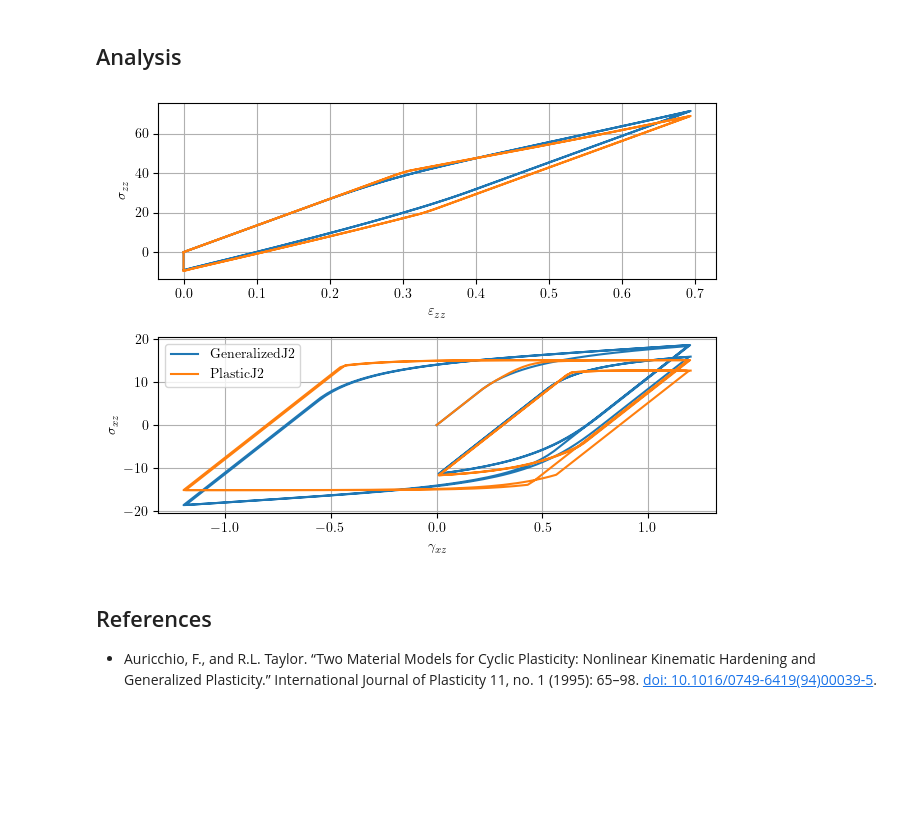
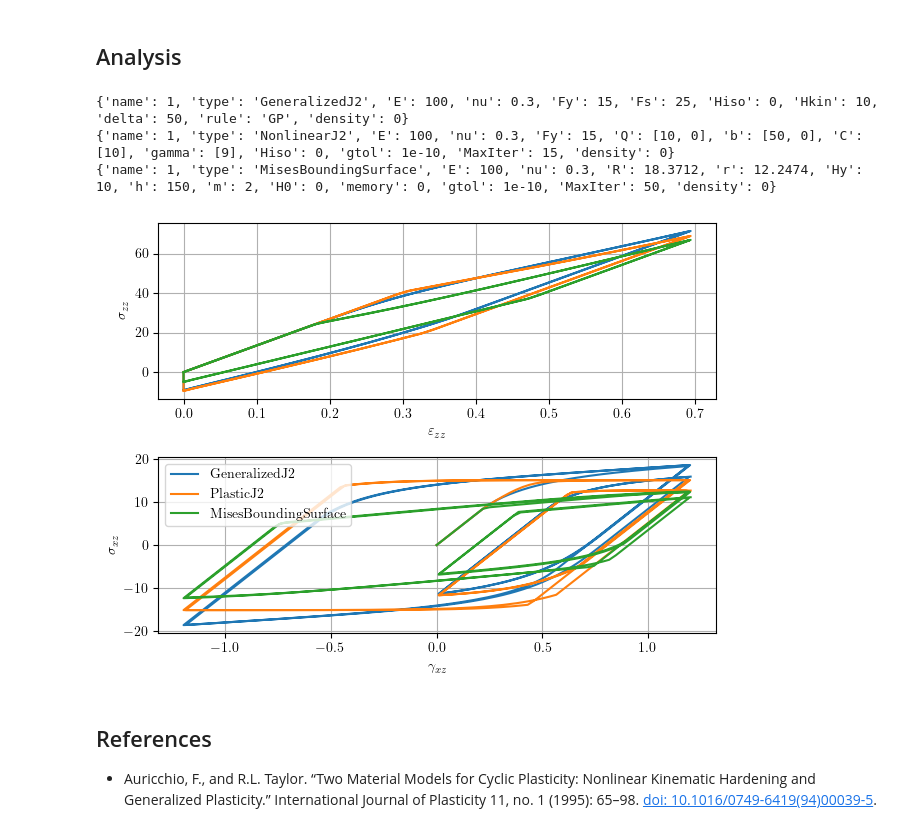
Before and after one commit to peer-open-source/xara-docs, a Jupyter notebook: gallery2/material/material-2002.ipynb, the cells around one changed output. Cells and saved outputs as stored; diff of their text form; code cells hidden in the pictures; blank space fills up the shorter version.

```diff
--- a/gallery2/material/material-2002.ipynb
+++ b/gallery2/material/material-2002.ipynb
@@ -51,7 +66,6 @@ times = np.linspace(0, max(np.max(t_s), np.max(t_a)), nstep)
 gamma_xz = np.interp(times, t_s, g_s)
 eps_zz   = np.interp(times, t_a, e_a)
 # %%
-
 def test_erasure(mat):
     tau, sig, gam, eps = [], [], [], []
 
@@ -59,7 +73,11 @@ def test_erasure(mat):
     with mat as tmp:
         for i in range(nstep):
             strain = (0.0, 0.0, eps_zz[i], 0.0, gamma_xz[i], 0.0)
-            stress = tmp.getStress(strain, commit=True)
+            try:
+                stress = tmp.getStress(strain, commit=True)
+            except:
+                print(f"Error at step {i}: strain={strain}")
+                break
 
             sig.append(stress[2])
             tau.append(stress[4])
@@ -68,28 +86,29 @@ def test_erasure(mat):
 
     return tau, sig, gam, eps
 # %%
-
-
 import matplotlib.pyplot as plt
 fig, ax = plt.subplots(2, 1)
 
-for material in materials:
-
+for material in materials.values():
+    print(material.asdict())
     tau, sig, gam, eps = test_erasure(material)
     ax[0].plot(eps, sig)
     ax[1].plot(gam, tau, label=material.type)
 
 
 ax[1].set_ylabel(r'$\sigma_{xz}$')
 ax[1].set_xlabel(r'$\gamma_{xz}$')
 ax[0].set_ylabel(r'$\sigma_{zz}$')
 ax[0].set_xlabel(r'$\varepsilon_{zz}$')
 ax[1].legend()
 ax[0].grid(True)
 ax[1].grid(True)
 plt.tight_layout()
 # %% [output]
+{'name': 1, 'type': 'GeneralizedJ2', 'E': 100, 'nu': 0.3, 'Fy': 15, 'Fs': 25, 'Hiso': 0, 'Hkin': 10, 'delta': 50, 'rule': 'GP', 'density': 0}
+{'name': 1, 'type': 'NonlinearJ2', 'E': 100, 'nu': 0.3, 'Fy': 15, 'Q': [10, 0], 'b': [50, 0], 'C': [10], 'gamma': [9], 'Hiso': 0, 'gtol': 1e-10, 'MaxIter': 15, 'density': 0}
+{'name': 1, 'type': 'MisesBoundingSurface', 'E': 100, 'nu': 0.3, 'R': 18.3712, 'r': 12.2474, 'Hy': 10, 'h': 150, 'm': 2, 'H0': 0, 'memory': 0, 'gtol': 1e-10, 'MaxIter': 50, 'density': 0}
-[figure, old version]
+[figure, new version]
 # %% [markdown]
 ## References
 
```
Also changed, not shown: parts of 2 cells of this notebook, 7 other files.
